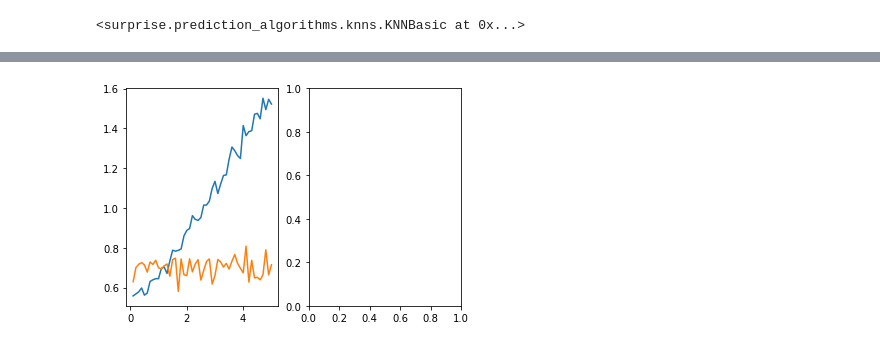
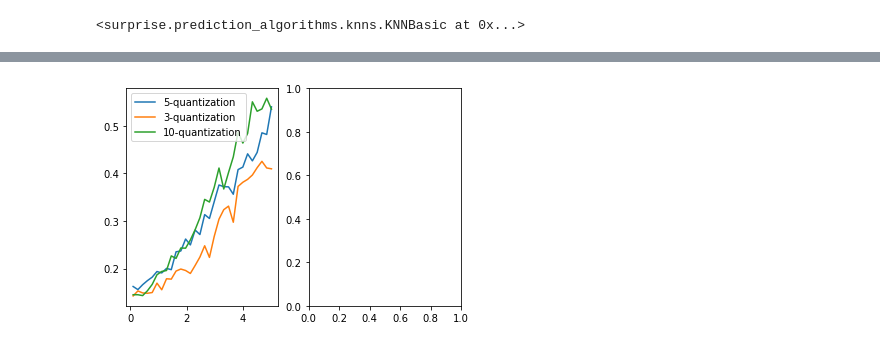
Before and after one commit to fengyuli-dev/debias-recommender, a Jupyter notebook: experiment.ipynb, the cells around one changed output, grey strips where cells are left out. Cells and saved outputs as stored; diff of their text form; code cells hidden in the pictures.

Commit message:
Preliminary results

```diff
--- a/experiment.ipynb
+++ b/experiment.ipynb
@@ -15,7 +15,7 @@ from surprise import accuracy
 def P_R_train(beta):
     truth = generate_ground_truth_matrix(
         (1000, 1000), environment='latent-dynamic-v1')
-    users, items, ratings, P, R = ground_truth_matrix_to_dataset(
+    users, items, ratings, P, R, R_no_noise = ground_truth_matrix_to_dataset(
         truth, quantization='onetofive', bias='full underlying', beta=beta)
     return P, R
 
@@ -33,7 +33,7 @@ fig.show()
 # %%
 truth = generate_ground_truth_matrix(
     (1000, 1000), environment='latent-static-v1')
-users, items, ratings, P, R = ground_truth_matrix_to_dataset(
+users, items, ratings, P, R, R_no_noise = ground_truth_matrix_to_dataset(
     truth, quantization='binary', bias='full underlying')
 train_df = to_dataframe(ratings)
 # %%
@@ -129,7 +152,9 @@ RMSE: 0.7148
 # %%
 fig, axs = plt.subplots(1, 2)
-axs[0].plot(beta, result5)
-axs[0].plot(beta, result2)
+axs[0].plot(beta, result_5, label='5-quantization')
+axs[0].plot(beta, result_3, label='3-quantization')
+axs[0].plot(beta, result_10, label='10-quantization')
+axs[0].legend()
 fig.show()
 # %% [output]
-[figure, old version]
+[figure, new version]
```
Also changed, not shown: parts of 3 cells of this notebook, 4 other files.
